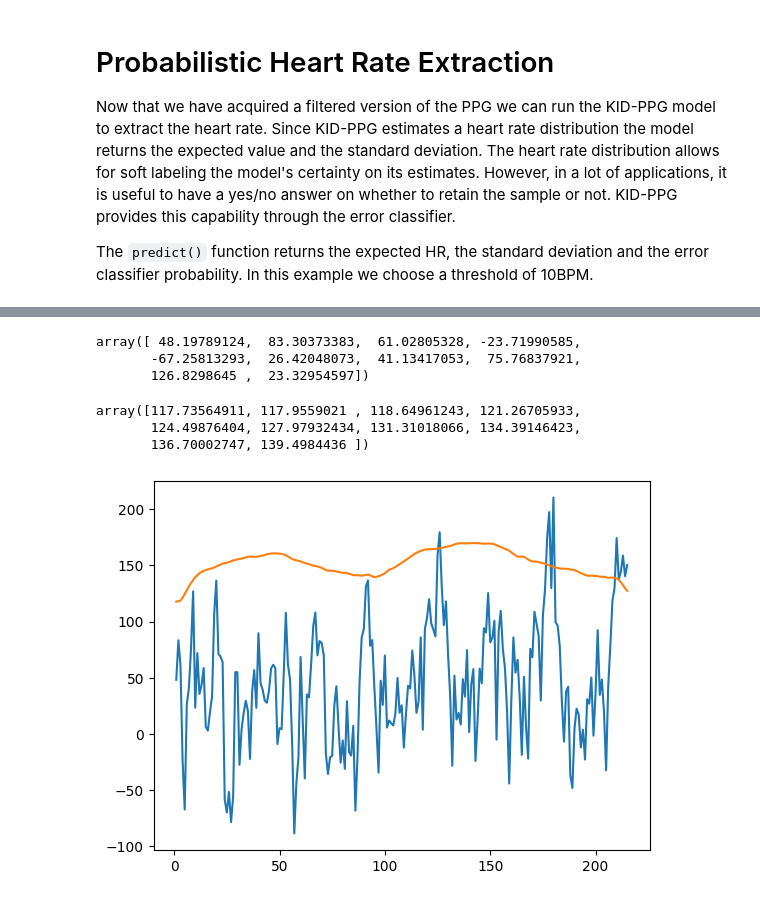
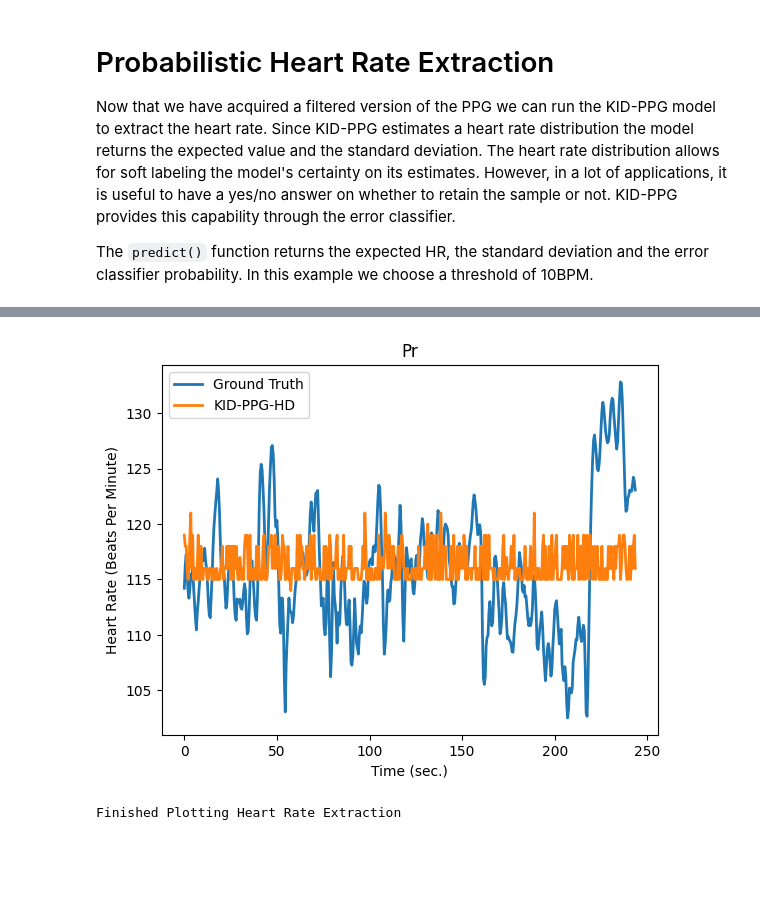
Before and after one commit to mialyssa/ppgHD, a Jupyter notebook: KID_PPG_demo.ipynb, the cells around one changed output, grey strips where cells are left out. Cells and saved outputs as stored; diff of their text form; code cells hidden in the pictures; blank space fills up the shorter version.

```diff
--- a/KID_PPG_demo.ipynb
+++ b/KID_PPG_demo.ipynb
@@ -151,0 +165,5 @@ ppg_model = KID_PPG_HDC(input_shape=input_shape) # X_filtered & y
+# %%
+# Train the model
+kid_ppg_model.train(Xtrain_filtered, y_train_rounded, epochs=50)
+# Test the model
+predictions, actuals = kid_ppg_model.test(Xtest_filtered, y_test_rounded)
@@ -151,0 +184,5 @@ ppg_model = KID_PPG_HDC(input_shape=input_shape) # X_filtered & y
+# %%
+actuals = ytest
+predictions = np.squeeze(np.array(predictions))
+predicted_classes = np.argmax(predictions, axis=-1)
+print(f"Predicted classes shape: {predicted_classes.shape}")
@@ -151,0 +222,4 @@ ppg_model = KID_PPG_HDC(input_shape=input_shape) # X_filtered & y
+# %%
+predictions_mapped = predicted_classes + min_hr
+print(predictions_mapped.shape)
+print(predictions_mapped[:10])
@@ -169,28 +234,18 @@ Epoch 12/50
-# %%
-predictions, actuals = ppg_model.test(X_filtered, y)
-# %%
-predictions[:10]
-# %% [output]
-array([ 48.19789124,  83.30373383,  61.02805328, -23.71990585,
-       -67.25813293,  26.42048073,  41.13417053,  75.76837921,
-       126.8298645 ,  23.32954597])
-# %%
-actuals[:10]
-# %% [output]
-array([117.73564911, 117.9559021 , 118.64961243, 121.26705933,
-       124.49876404, 127.97932434, 131.31018066, 134.39146423,
-       136.70002747, 139.4984436 ])
-# %%
-patient_id = list(range(1, len(predictions)+1))
-
-x = patient_id
-y1 = predictions
-y2 = actuals
-
-
-# plot line
-plt.plot(x,y1)
-plt.plot(x,y2)
-plt.show()
-# %% [output]
-[figure, removed]
+# %%
+t = np.arange(actuals.size) / 2
+
+plt.figure()
+plt.plot(t, actuals, linewidth = 2, label = 'Ground Truth', color = 'C0')
+
+plt.plot(t, predictions_mapped, linewidth = 2, label = 'KID-PPG-HD', color = 'C1')
+# plt.fill_between(t, hr_pred_m - hr_pred_std, hr_pred_m + hr_pred_std, alpha = 0.25, color = 'C1')
+plt.legend()
+
+plt.xlabel('Time (sec.)')
+plt.ylabel('Heart Rate (Beats Per Minute)')
+plt.title('Pr')
+plt.show()
+print("Finished Plotting Heart Rate Extraction \n")
+# %% [output]
+[figure, added]
+Finished Plotting Heart Rate Extraction
```
Also changed, not shown: parts of 17 cells of this notebook, 5 other files.
